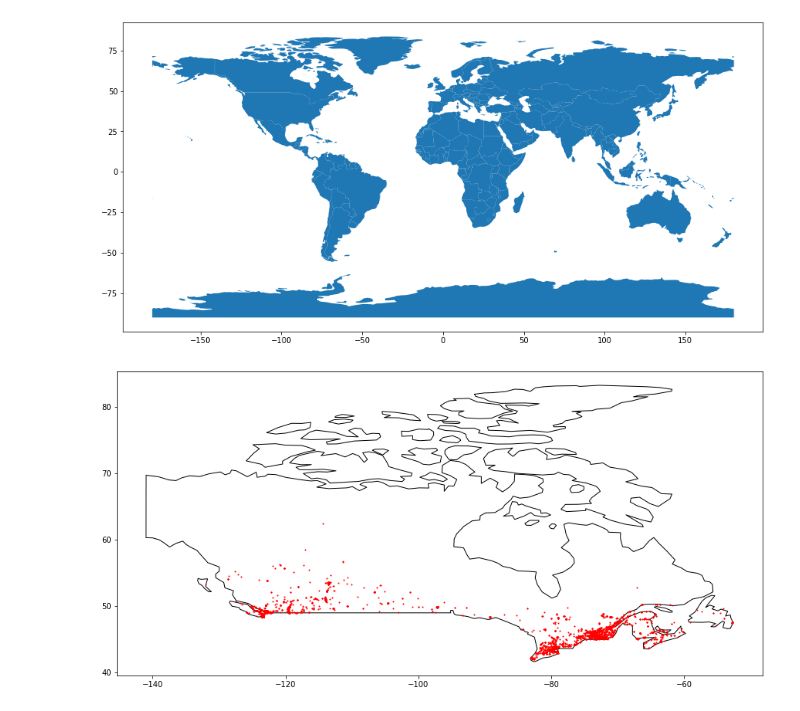
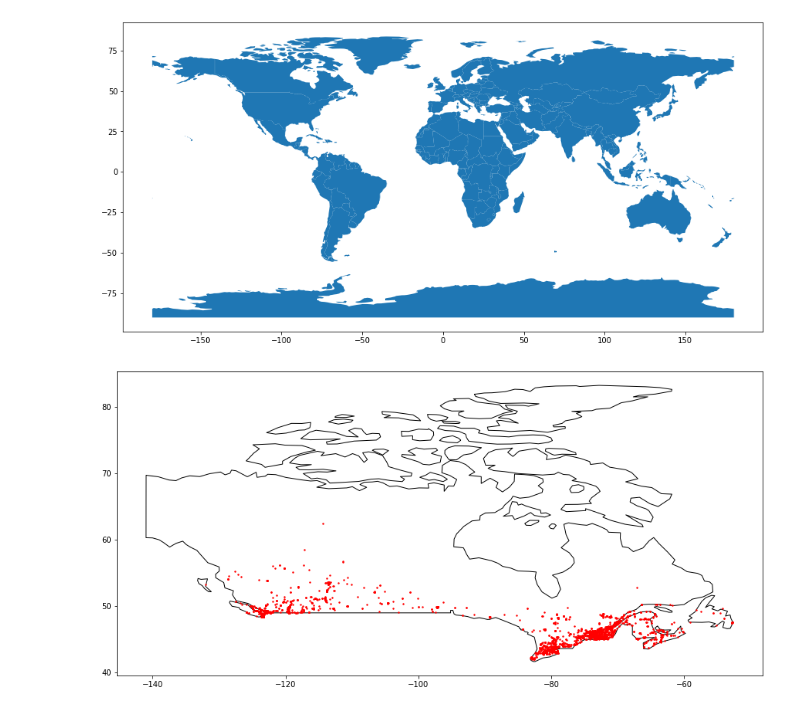
Before and after one commit to datawithchris/Alternative-Fuel-Stations, a Jupyter notebook: Fuel-Stations.ipynb, the cells around one changed output. Drawn from its saved outputs; the diff is of its cells as text; code cells hidden in the pictures.

```diff
--- a/Fuel-Stations.ipynb
+++ b/Fuel-Stations.ipynb
@@ -153,7 +151,8 @@ world.plot()
 # %%
 fig, ax = plt.subplots()
 world[world.name == 'Canada'].plot(ax=ax, color='white', edgecolor='black')
-gdf.plot(ax=ax, marker='o', color='red', markersize=1)
-plt.show()
+gdf.plot(ax=ax, marker='o', color='red', markersize=2)
+plt.savefig('elec.png', bbox_inches='tight')
+#plt.close(fig)
 # %% [output]
-[figure, old version]
+[figure, new version]
```
Also changed, not shown: parts of 10 cells of this notebook, 4 other files.
